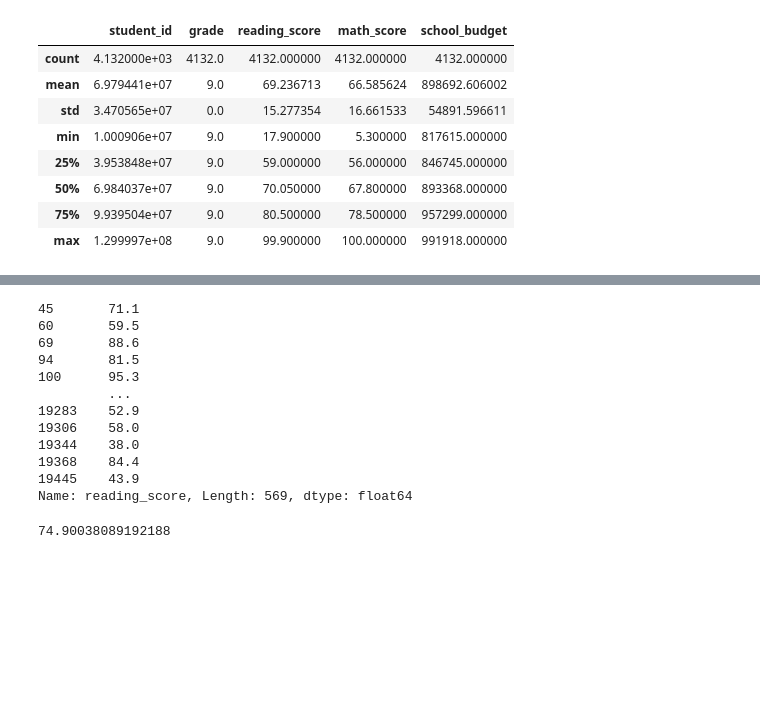
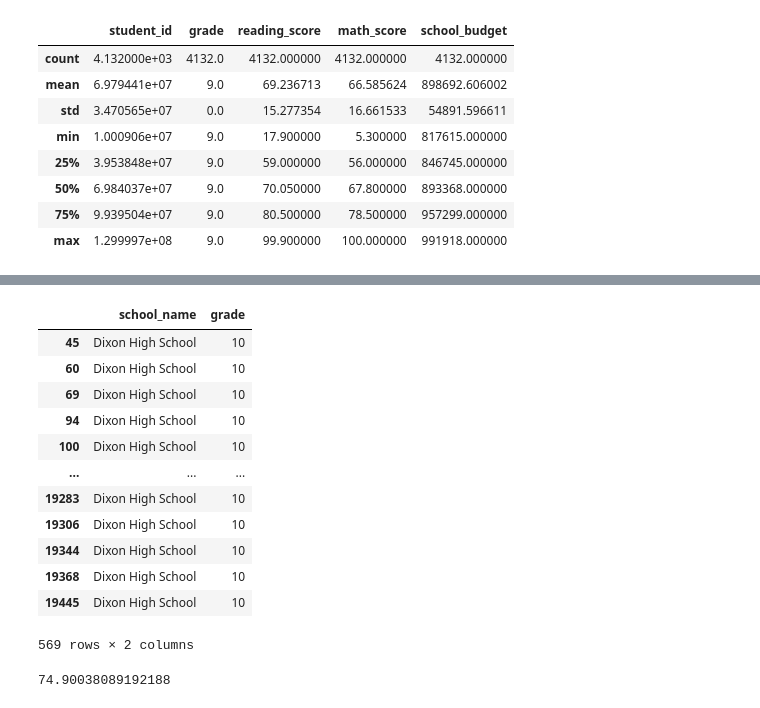
Before and after one commit to sanmarjx/School_District_Analysis, a Jupyter notebook: Student_Data_Challenge.ipynb, the cells around one changed output, grey strips where cells are left out. Saved outputs shown, nothing was run; the diff lists cells and outputs as text; code cells hidden in the pictures; blank space fills up the shorter version.

```diff
--- a/Student_Data_Challenge.ipynb
+++ b/Student_Data_Challenge.ipynb
@@ -13,7 +13,7 @@ To collect the data that you’ll need, complete the following steps:
 2. Use the head function to confirm that Pandas properly imported the data.
 # %%
 # Create the path and import the data
-full_student_data = os.path.join('../Resources/new_full_student_data.csv')
+full_student_data = os.path.join('Resources/new_full_student_data.csv')
 student_df = pd.read_csv(full_student_data)
 # %%
 # Verify that the data was properly imported
@@ -242,21 +242,23 @@ min_reading_row
 | 3706 | 81758630 | Matthew Thomas | 10 | Dixon High School | 10.5 | 58.4 | Charter | 870334 |
 # %%
 # Use loc with conditionals to select all reading scores from 10th graders at Dixon High School.
-student_df.loc[(student_df["school_name"] == "Dixon High School") &
-               (student_df["grade"] == 10), "reading_score"]
+dixon_df = student_df.loc[(student_df["school_name"] == "Dixon High School") &
+               (student_df["grade"] == 10)]
+dixon_df.loc[:,["school_name", "grade"]]
 # %% [output]
+|  | school_name | grade |
+| 45 | Dixon High School | 10 |
+| 60 | Dixon High School | 10 |
+| 69 | Dixon High School | 10 |
+| 94 | Dixon High School | 10 |
+| 100 | Dixon High School | 10 |
+| ... | ... | ... |
+| 19283 | Dixon High School | 10 |
+| 19306 | Dixon High School | 10 |
+| 19344 | Dixon High School | 10 |
+| 19368 | Dixon High School | 10 |
+| 19445 | Dixon High School | 10 |
-45       71.1
-60       59.5
-69       88.6
-94       81.5
-100      95.3
-         ...
-19283    52.9
-19306    58.0
-19344    38.0
-19368    84.4
-19445    43.9
-Name: reading_score, Length: 569, dtype: float64
+569 rows × 2 columns
 # %%
 # Find the mean reading score for all students in grades 11 and 12 combined.
 student_df.loc[(student_df["grade"] == 11)|
```
